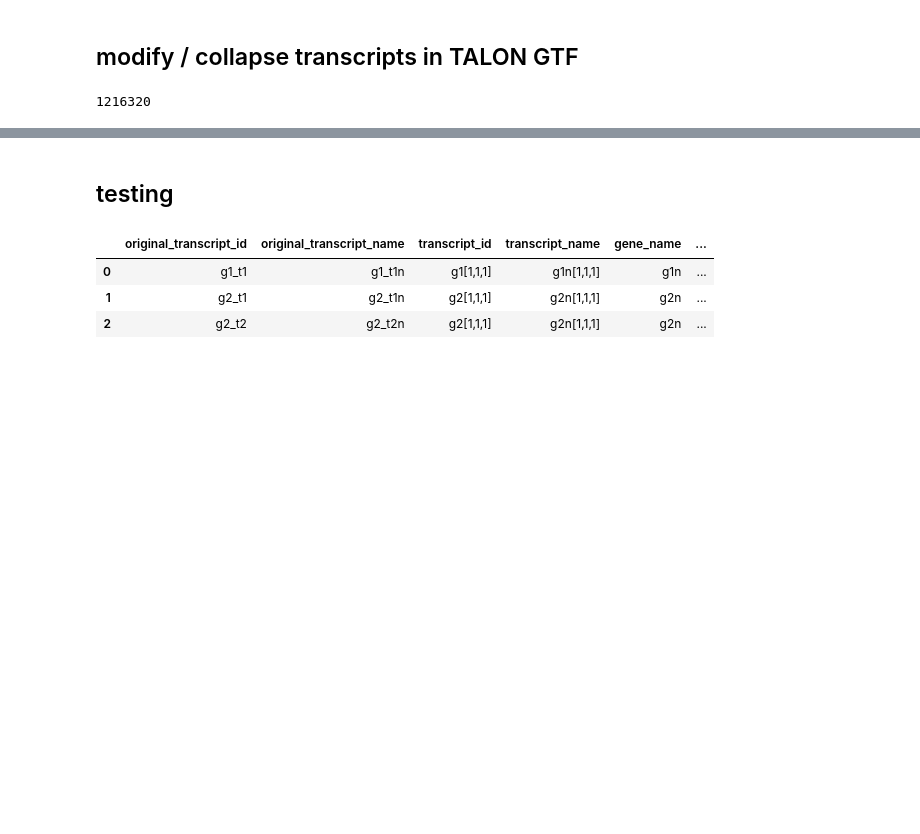
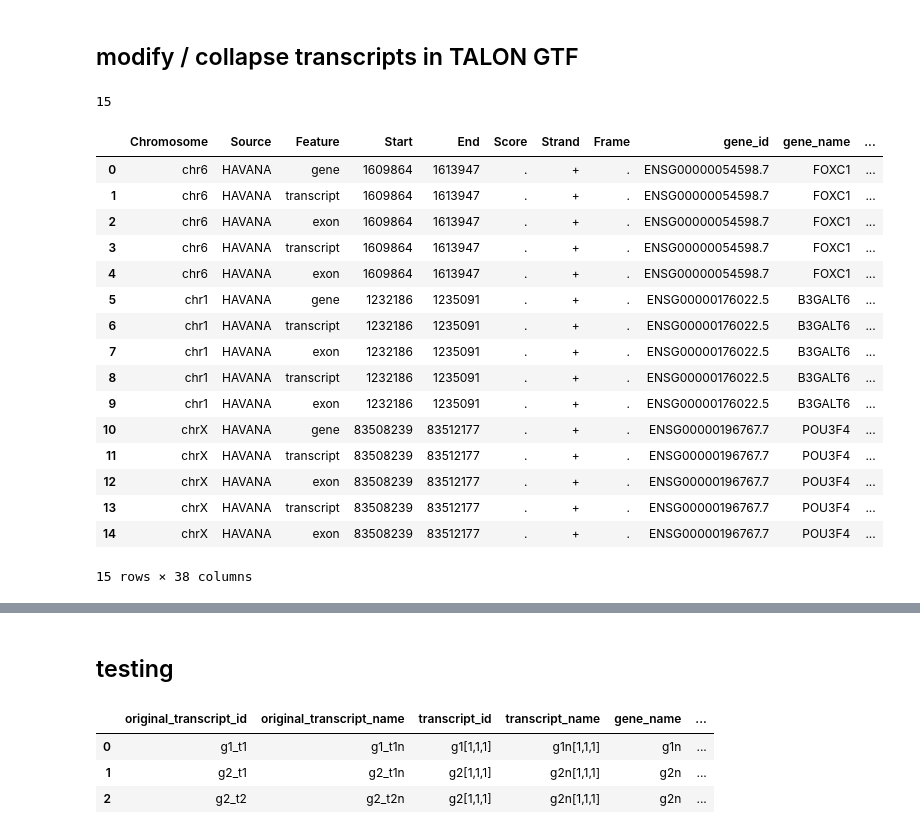
Before and after one commit to mortazavilab/cerberus, a Jupyter notebook: 220412_dev.ipynb, the cells around one changed output, grey strips where cells are left out. Drawn from its saved outputs; the diff is of its cells as text; code cells hidden in the pictures; blank space fills up the shorter version.

Commit message:
fixed some bugs and added monoexonic test cases

```diff
--- a/220412_dev.ipynb
+++ b/220412_dev.ipynb
@@ -220,6 +226,7 @@ def update_gtf_ends(gtf, tss, tes):
 # %%
 h5 = '/Users/fairliereese/mortazavi_lab/data/rnawg/lr_bulk/cerberus/human_cerberus.h5'
 gtf = '/Users/fairliereese/mortazavi_lab/data/rnawg/lr_bulk/talon/human_known_nic_nnc_talon.gtf'
+gtf = 'test_dupe_genes.gtf'
 agg = True
 update_ends = True
 
@@ -229,14 +236,15 @@ df = pr.read_gtf(gtf).df
 print(len(df.index))
 entry_types = ['gene', 'transcript', 'exon']
 df = df.loc[df.Feature.isin(entry_types)]
+df = sort_gtf(df)
 
 if not update_ends:
     _, _, _, m_df = read_h5(h5)
 else:
     _, tss, tes, m_df = read_h5(h5)
     # hack to remove duplicates for now
-    tss = pr.PyRanges(tss.df[['Chromosome', 'Start', 'End', 'Strand', 'gene_id', 'tss']].drop_duplicates())
-    tes = pr.PyRanges(tes.df[['Chromosome', 'Start', 'End', 'Strand', 'gene_id', 'tes']].drop_duplicates())
+    # tss = pr.PyRanges(tss.df[['Chromosome', 'Start', 'End', 'Strand', 'gene_id', 'tss']].drop_duplicates())
+    # tes = pr.PyRanges(tes.df[['Chromosome', 'Start', 'End', 'Strand', 'gene_id', 'tes']].drop_duplicates())
     tss = tss.df
     tes = tes.df
     tss['tss_id'] = tss.gene_id+'_'+tss.tss.astype(str)
@@ -248,13 +256,43 @@ else:
 m_df.drop(['transcript_triplet',
            'gene_name', 'gene_id'], axis=1, inplace=True)
 
-df = map_gtf_transcripts(df, m_df)
+df = df.merge(m_df, how='left',
+                left_on=['transcript_name', 'transcript_id'],
+                right_on=['original_transcript_name', 'original_transcript_id'],
+                suffixes=('', '_cerberus'))
 
 if update_ends:
-    gtf = update_gtf_ends(df, tss, tes)
+    df = update_gtf_ends(df, tss, tes)
 
 if agg:
+    if not update_ends:
+        raise ValueError('Must update ends to aggregate transcripts')
     pass
     # gtf = agg_gtf_transcripts()
+
+df.drop(['transcript_id', 'transcript_name'], axis=1, inplace=True)
+df.rename({'transcript_id_cerberus': 'transcript_id',
+            'transcript_name_cerberus': 'transcript_name'},
+           axis=1, inplace=True)
 # %% [output]
-1216320
+15
+# %%
+df
+# %% [output]
+|  | Chromosome | Source | Feature | Start | End | Score | Strand | Frame | gene_id | gene_name | ... |
+| 0 | chr6 | HAVANA | gene | 1609864 | 1613947 | . | + | . | ENSG00000054598.7 | FOXC1 | ... |
+| 1 | chr6 | HAVANA | transcript | 1609864 | 1613947 | . | + | . | ENSG00000054598.7 | FOXC1 | ... |
+| 2 | chr6 | HAVANA | exon | 1609864 | 1613947 | . | + | . | ENSG00000054598.7 | FOXC1 | ... |
+| 3 | chr6 | HAVANA | transcript | 1609864 | 1613947 | . | + | . | ENSG00000054598.7 | FOXC1 | ... |
+| 4 | chr6 | HAVANA | exon | 1609864 | 1613947 | . | + | . | ENSG00000054598.7 | FOXC1 | ... |
+| 5 | chr1 | HAVANA | gene | 1232186 | 1235091 | . | + | . | ENSG00000176022.5 | B3GALT6 | ... |
+| 6 | chr1 | HAVANA | transcript | 1232186 | 1235091 | . | + | . | ENSG00000176022.5 | B3GALT6 | ... |
+| 7 | chr1 | HAVANA | exon | 1232186 | 1235091 | . | + | . | ENSG00000176022.5 | B3GALT6 | ... |
+| 8 | chr1 | HAVANA | transcript | 1232186 | 1235091 | . | + | . | ENSG00000176022.5 | B3GALT6 | ... |
+| 9 | chr1 | HAVANA | exon | 1232186 | 1235091 | . | + | . | ENSG00000176022.5 | B3GALT6 | ... |
+| 10 | chrX | HAVANA | gene | 83508239 | 83512177 | . | + | . | ENSG00000196767.7 | POU3F4 | ... |
+| 11 | chrX | HAVANA | transcript | 83508239 | 83512177 | . | + | . | ENSG00000196767.7 | POU3F4 | ... |
+| 12 | chrX | HAVANA | exon | 83508239 | 83512177 | . | + | . | ENSG00000196767.7 | POU3F4 | ... |
+| 13 | chrX | HAVANA | transcript | 83508239 | 83512177 | . | + | . | ENSG00000196767.7 | POU3F4 | ... |
+| 14 | chrX | HAVANA | exon | 83508239 | 83512177 | . | + | . | ENSG00000196767.7 | POU3F4 | ... |
+15 rows × 38 columns
```
Also changed, not shown: parts of 15 cells of this notebook.
